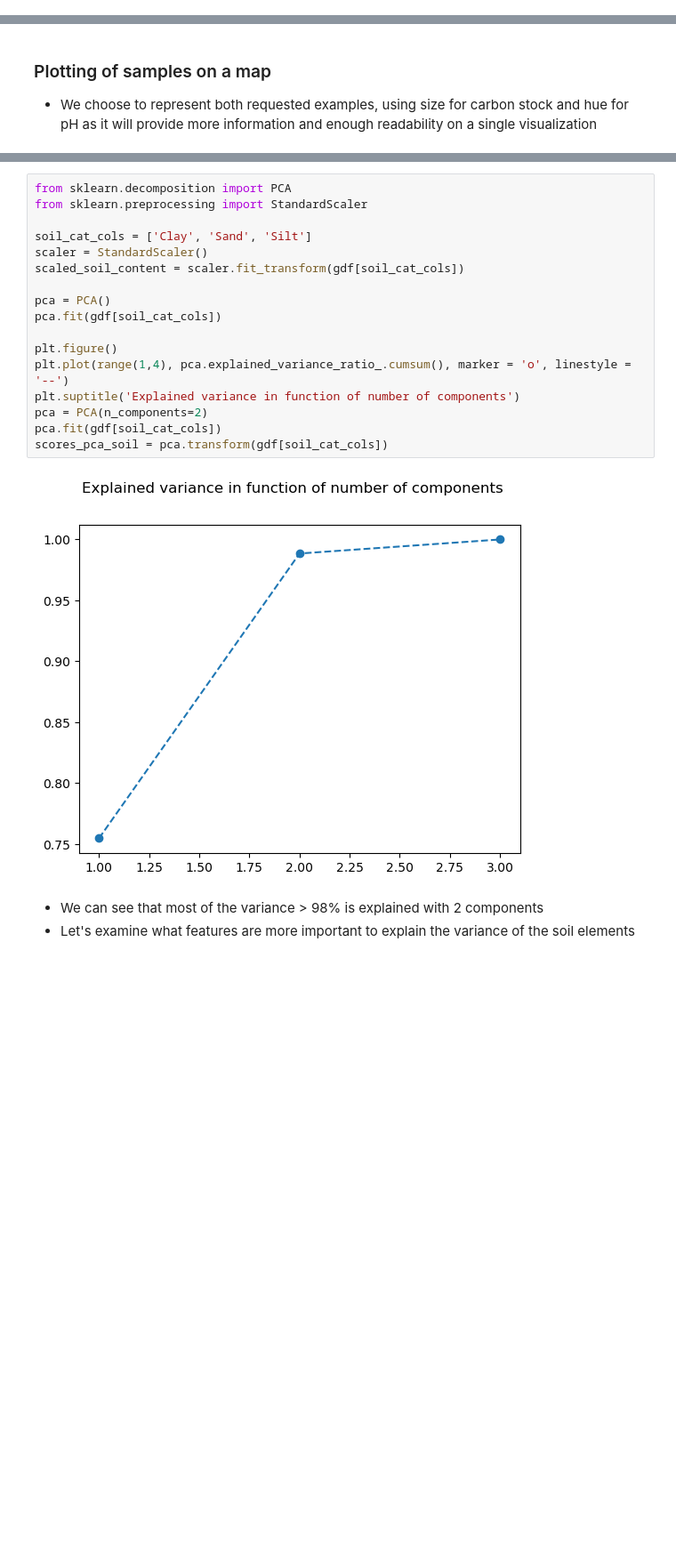
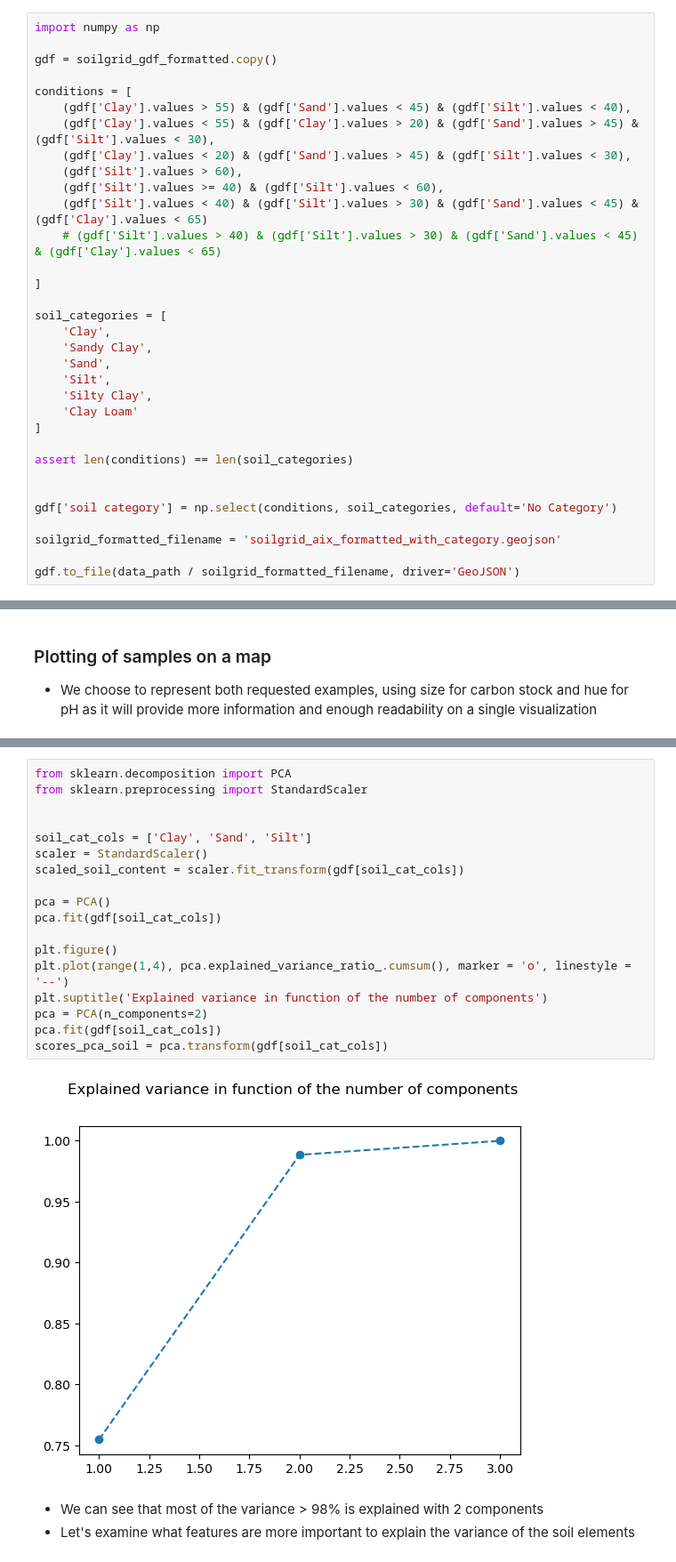
Before and after one commit to juliencarponcy/praxis, a Jupyter notebook: praxis/examples/test_nb.ipynb, the cells around one changed output, grey strips where cells are left out. Shown at 89% size. Cells and saved outputs as stored; diff of their text form; blank space fills up the shorter version.

```diff
--- a/praxis/examples/test_nb.ipynb
+++ b/praxis/examples/test_nb.ipynb
@@ -278,0 +305,33 @@ Datum: World Geodetic System 1984 ensemble
+# %%
+import numpy as np
+
+gdf = soilgrid_gdf_formatted.copy()
+
+conditions = [
+    (gdf['Clay'].values > 55) & (gdf['Sand'].values < 45) & (gdf['Silt'].values < 40),
+    (gdf['Clay'].values < 55) & (gdf['Clay'].values > 20) & (gdf['Sand'].values > 45) & (gdf['Silt'].values < 30),
+    (gdf['Clay'].values < 20) & (gdf['Sand'].values > 45) & (gdf['Silt'].values < 30),
+    (gdf['Silt'].values > 60),
+    (gdf['Silt'].values >= 40) & (gdf['Silt'].values < 60),
+    (gdf['Silt'].values < 40) & (gdf['Silt'].values > 30) & (gdf['Sand'].values < 45) & (gdf['Clay'].values < 65)
+    # (gdf['Silt'].values > 40) & (gdf['Silt'].values > 30) & (gdf['Sand'].values < 45) & (gdf['Clay'].values < 65)
+
+]
+
+soil_categories = [
+    'Clay',
+    'Sandy Clay',
+    'Sand',
+    'Silt',
+    'Silty Clay',
+    'Clay Loam'
+]
+
+assert len(conditions) == len(soil_categories)
+
+
+gdf['soil category'] = np.select(conditions, soil_categories, default='No Category')
+
+soilgrid_formatted_filename = 'soilgrid_aix_formatted_with_category.geojson'
+
+gdf.to_file(data_path / soilgrid_formatted_filename, driver='GeoJSON')
@@ -449,22 +463,23 @@ gdf[soil_cat_cols].describe()
 # %%
 from sklearn.decomposition import PCA
 from sklearn.preprocessing import StandardScaler
+
 
 soil_cat_cols = ['Clay', 'Sand', 'Silt']
 scaler = StandardScaler()
 scaled_soil_content = scaler.fit_transform(gdf[soil_cat_cols])
 
 pca = PCA()
 pca.fit(gdf[soil_cat_cols])
 
 plt.figure()
 plt.plot(range(1,4), pca.explained_variance_ratio_.cumsum(), marker = 'o', linestyle = '--')
-plt.suptitle('Explained variance in function of number of components')
+plt.suptitle('Explained variance in function of the number of components')
 pca = PCA(n_components=2)
 pca.fit(gdf[soil_cat_cols])
 scores_pca_soil = pca.transform(gdf[soil_cat_cols])
 # %% [output]
-[figure, old version]
+[figure, new version]
 # %% [markdown]
 - We can see that most of the variance > 98% is explained with 2 components
 - Let's examine what features are more important to explain the variance of the soil elements
```
Also changed, not shown: parts of 31 cells of this notebook, 4 other files.
